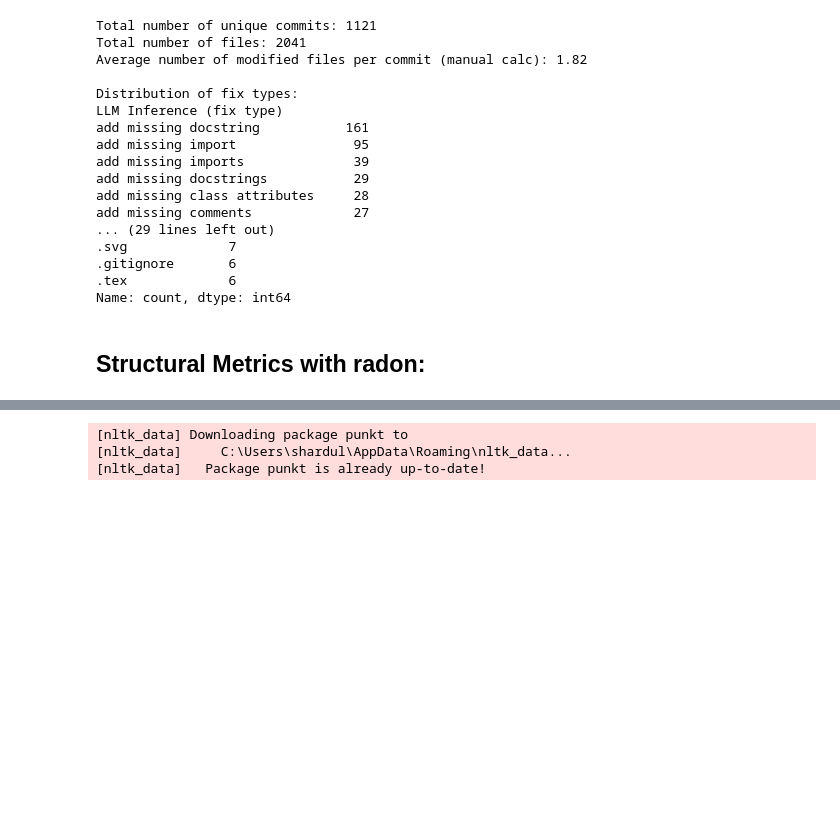
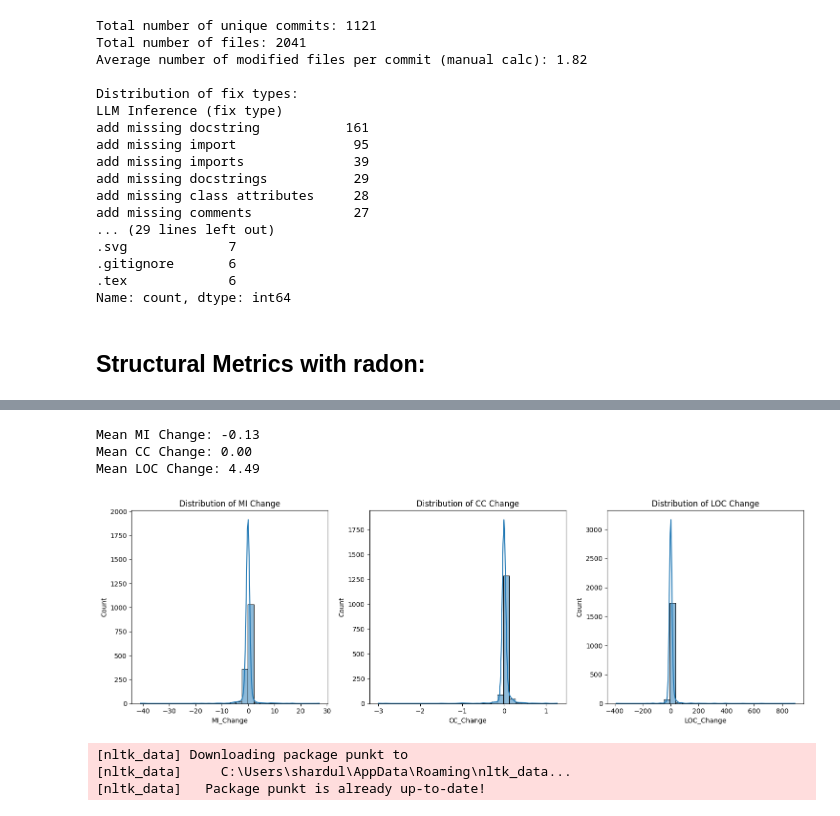
Before and after one commit to ShardulJunagade/cs202-stt, a Jupyter notebook: lab3/lab3.ipynb, the cells around one changed output, grey strips where cells are left out. Drawn from its saved outputs; the diff is of its cells as text; code cells hidden in the pictures; blank space fills up the shorter version.

Commit message:
update image

```diff
--- a/lab3/lab3.ipynb
+++ b/lab3/lab3.ipynb
@@ -199 +191,30 @@ display(df[['Message', 'File Name',
+# %%
+mean_mi_change = df['MI_Change'].mean()
+mean_cc_change = df['CC_Change'].mean()
+mean_loc_change = df['LOC_Change'].mean()
+print(f"Mean MI Change: {mean_mi_change:.2f}")
+print(f"Mean CC Change: {mean_cc_change:.2f}")
+print(f"Mean LOC Change: {mean_loc_change:.2f}")
+
+# distribution graphs
+import matplotlib.pyplot as plt
+import seaborn as sns
+plt.figure(figsize=(15, 5))
+plt.subplot(1, 3, 1)
+sns.histplot(df['MI_Change'].dropna(), bins=30, kde=True)
+plt.title('Distribution of MI Change')
+plt.subplot(1, 3, 2)
+sns.histplot(df['CC_Change'].dropna(), bins=30, kde=True)
+plt.title('Distribution of CC Change')
+plt.subplot(1, 3, 3)
+sns.histplot(df['LOC_Change'].dropna(), bins=30, kde=True)
+plt.title('Distribution of LOC Change')
+plt.tight_layout()
+plt.savefig(f"{output_folder}/structural_metrics_distribution.png")
+plt.show()
+# %% [output]
+Mean MI Change: -0.13
+Mean CC Change: 0.00
+Mean LOC Change: 4.49
+[figure, added]
 # %%
```
Also changed, not shown: parts of 7 cells of this notebook, 1 other file.
